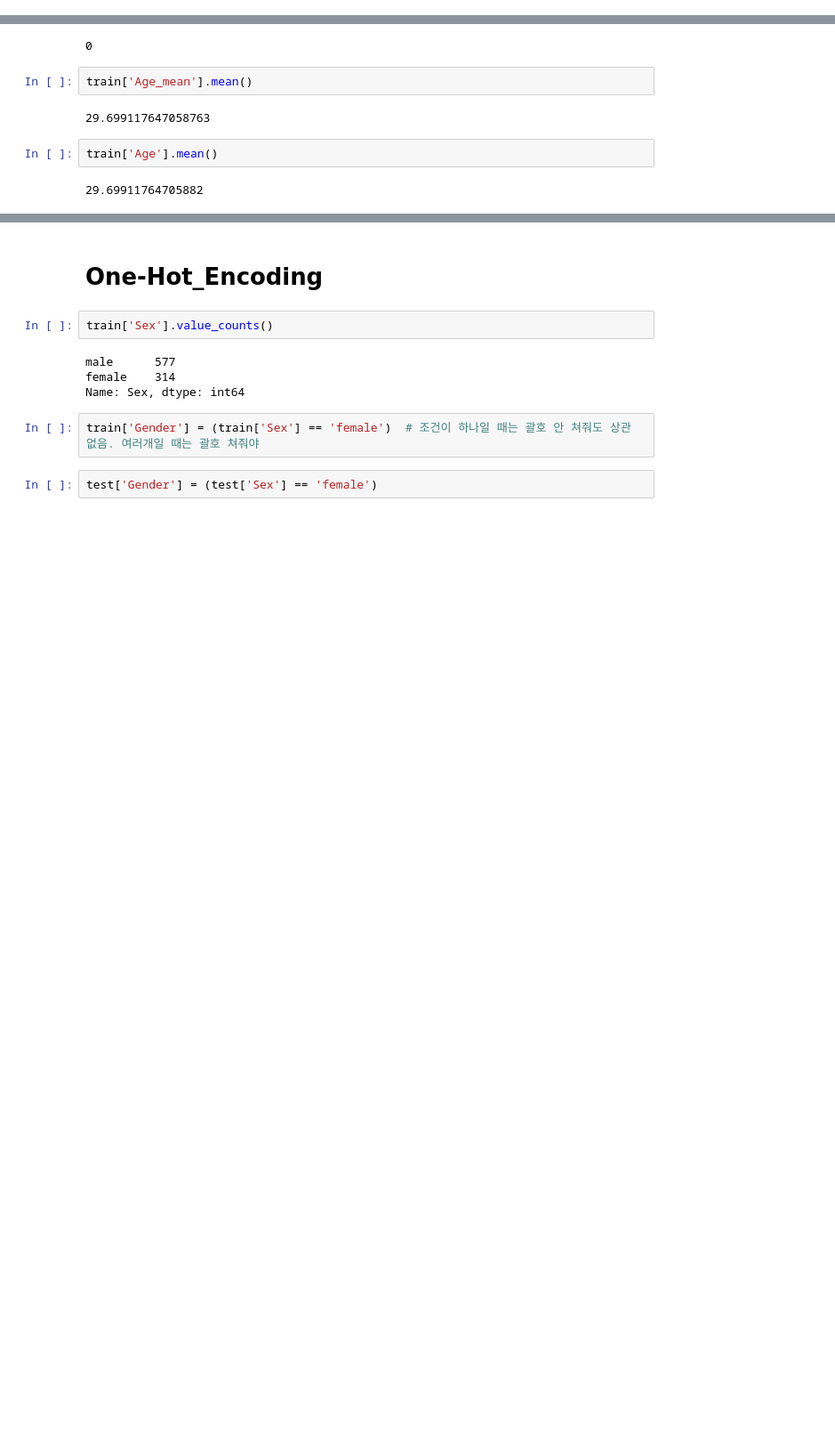
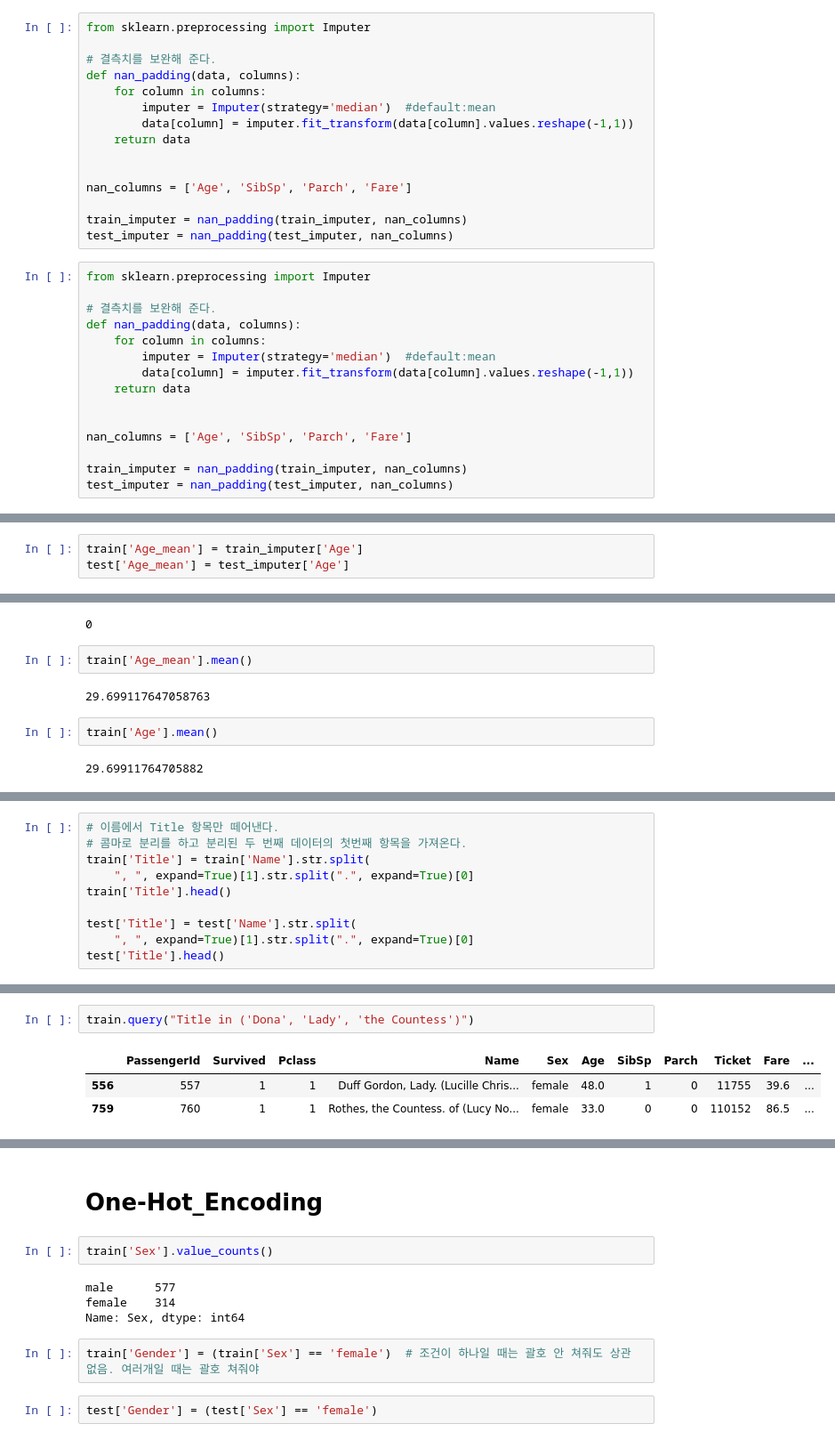
Before and after one commit to Yoonkimove/titanic, a Jupyter notebook: Titanic - decision_tree.ipynb, the cells around one changed output, grey strips where cells are left out. Shown at 89% size. Saved outputs shown, nothing was run; the diff lists cells and outputs as text; blank space fills up the shorter version.

Commit message:
Fill missing data practice

```diff
--- a/Titanic - decision_tree.ipynb
+++ b/Titanic - decision_tree.ipynb
@@ -72,0 +114,30 @@ dtype: int64
+# %%
+from sklearn.preprocessing import Imputer
+
+# 결측치를 보완해 준다.
+def nan_padding(data, columns):
+    for column in columns:
+        imputer = Imputer(strategy='median')  #default:mean
+        data[column] = imputer.fit_transform(data[column].values.reshape(-1,1))
+    return data
+
+
+nan_columns = ['Age', 'SibSp', 'Parch', 'Fare']
+
+train_imputer = nan_padding(train_imputer, nan_columns)
+test_imputer = nan_padding(test_imputer, nan_columns)
+# %%
+from sklearn.preprocessing import Imputer
+
+# 결측치를 보완해 준다.
+def nan_padding(data, columns):
+    for column in columns:
+        imputer = Imputer(strategy='median')  #default:mean
+        data[column] = imputer.fit_transform(data[column].values.reshape(-1,1))
+    return data
+
+
+nan_columns = ['Age', 'SibSp', 'Parch', 'Fare']
+
+train_imputer = nan_padding(train_imputer, nan_columns)
+test_imputer = nan_padding(test_imputer, nan_columns)
@@ -72,0 +206,3 @@ dtype: int64
+# %%
+train['Age_mean'] = train_imputer['Age']
+test['Age_mean'] = test_imputer['Age']
@@ -94,0 +254,10 @@ train['Age'].mean()
+# %%
+# 이름에서 Title 항목만 떼어낸다.
+# 콤마로 분리를 하고 분리된 두 번째 데이터의 첫번째 항목을 가져온다.
+train['Title'] = train['Name'].str.split(
+    ", ", expand=True)[1].str.split(".", expand=True)[0]
+train['Title'].head()
+
+test['Title'] = test['Name'].str.split(
+    ", ", expand=True)[1].str.split(".", expand=True)[0]
+test['Title'].head()
@@ -94,0 +295,6 @@ train['Age'].mean()
+# %%
+train.query("Title in ('Dona', 'Lady', 'the Countess')")
+# %% [output]
+|  | PassengerId | Survived | Pclass | Name | Sex | Age | SibSp | Parch | Ticket | Fare | ... |
+| 556 | 557 | 1 | 1 | Duff Gordon, Lady. (Lucille Chris... | female | 48.0 | 1 | 0 | 11755 | 39.6 | ... |
+| 759 | 760 | 1 | 1 | Rothes, the Countess. of (Lucy No... | female | 33.0 | 0 | 0 | 110152 | 86.5 | ... |
```
Also changed, not shown: parts of 42 cells of this notebook.
